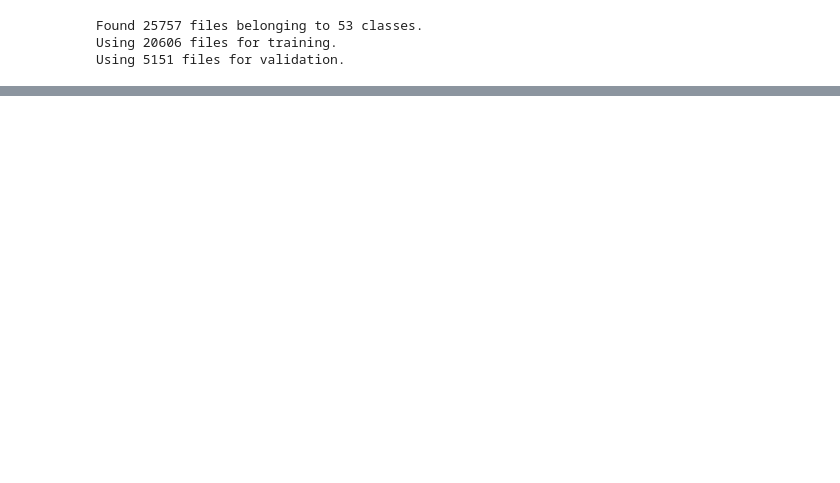
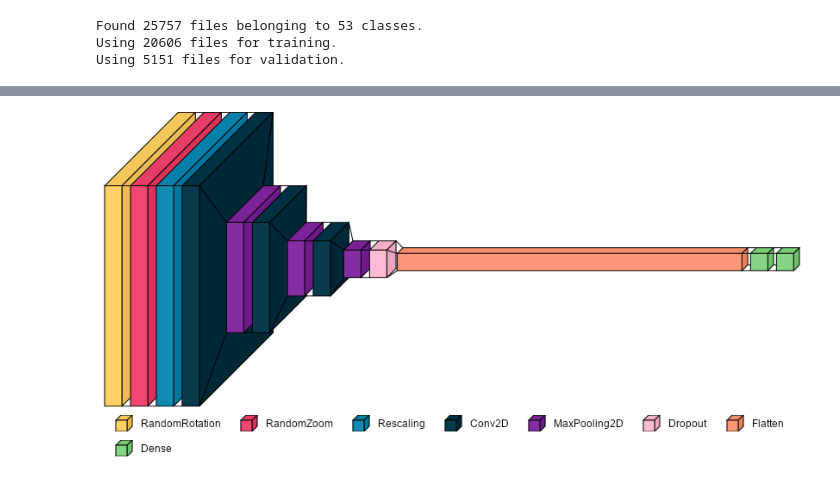
Before and after one commit to WhatIfBlueberry/keras_project, a Jupyter notebook: release/network5.ipynb, the cells around one changed output, grey strips where cells are left out. Drawn from its saved outputs; the diff is of its cells as text; code cells hidden in the pictures; blank space fills up the shorter version.

```diff
--- a/release/network5.ipynb
+++ b/release/network5.ipynb
@@ -162,0 +171,7 @@ Captures:
+# %%
+visualkeras.layered_view(model, legend=True) # without custom font
+from PIL import ImageFont
+font = ImageFont.truetype("arial.ttf", 12)
+visualkeras.layered_view(model, legend=True, font=font) # selected font
+# %% [output]
+[figure, added]
```
Also changed, not shown: parts of 8 cells of this notebook, 5 other files.
